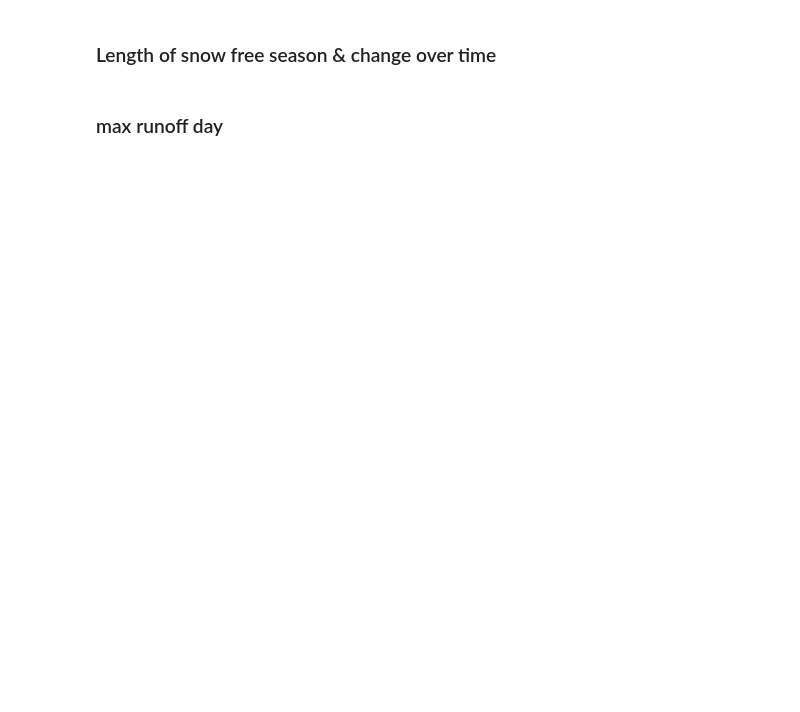
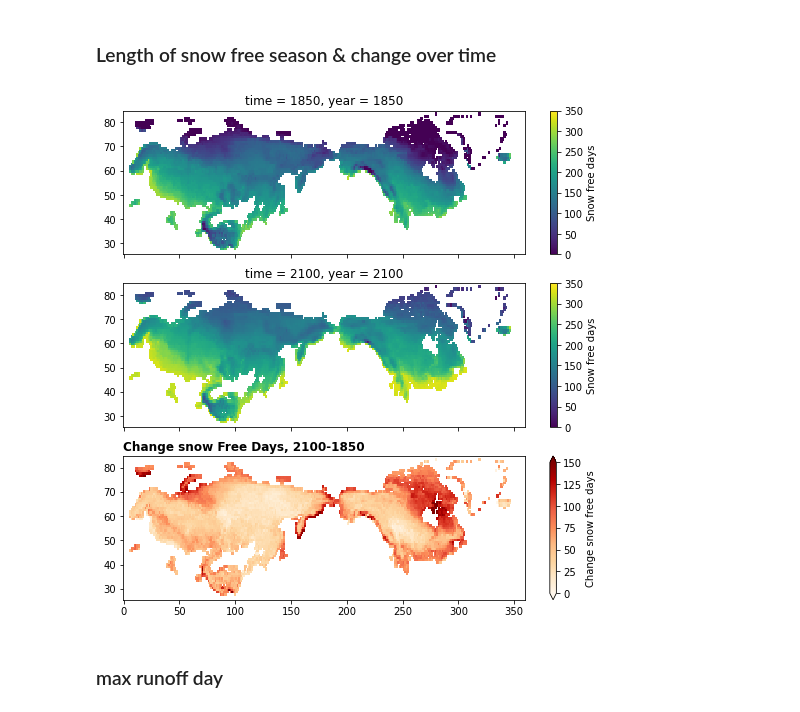
Before and after one commit to wwieder/cesm-lens, a Jupyter notebook: notebooks/lens2_VernalWindow.ipynb, the cells around one changed output. Saved outputs shown, nothing was run; the diff lists cells and outputs as text; code cells hidden in the pictures; blank space fills up the shorter version.

```diff
--- a/notebooks/lens2_VernalWindow.ipynb
+++ b/notebooks/lens2_VernalWindow.ipynb
@@ -287,5 +365,6 @@ Data variables:
 # %%
 %%time
 # ensemble mean of annual data
-ds_ensMean = dsANN.mean('ens').persist(skipna=True)
+ds_ensMean = dsANN.mean('ens',skipna=True).compute()
+ds_ensStd = dsANN.std('ens',skipna=True).compute()
 # %% [output]
@@ -296,25 +375,28 @@ Wall time: 6.06 s
 # %%
 # Number of snow free days
 plotVar = 'SnowFree'
 f, (ax1, ax2, ax3) = plt.subplots(3,1, figsize=(9, 9),sharex='col')
-#ax1.set_title('Snow Free Days, 1900',loc='left', fontsize='large', fontweight='bold')
+#ax1.set_title('Snow Free Days, 1850',loc='left', fontsize='large', fontweight='bold')
 ds_ensMean[plotVar].isel(time=0).plot(
     ax=ax1, vmax=350, vmin=0,cbar_kwargs={'label': 'Snow free days'}) ;
 ax1.set_xlabel('')
 ax1.set_ylabel('')
 
 # free days 2100
 #ax2.set_title('Snow Free Days, 2100',loc='left', fontsize='large', fontweight='bold')
 ds_ensMean[plotVar].isel(time=-1).plot(
     ax=ax2, vmax=350, vmin=0,cbar_kwargs={'label': 'Snow free days'}) ;
 ax2.set_xlabel('')
 ax2.set_ylabel('')
 
 # Change in snow free days 2100 - 1901
-ax3.set_title('Change snow Free Days, 2100-1900',loc='left', fontsize='large', fontweight='bold')
+ax3.set_title('Change snow Free Days, 2100-1850',loc='left', fontsize='large', fontweight='bold')
 (ds_ensMean[plotVar].isel(time=-1) - ds_ensMean[plotVar].isel(time= 0)).plot(
     ax=ax3, vmax=150,vmin=0, cbar_kwargs={'label': 'Change snow free days'},cmap='OrRd')
-ax3.set_ylabel('') ;
+ax3.set_ylabel('')
+ax3.set_xlabel('') ;
+# %% [output]
+[figure, added]
 # %% [markdown]
 ### max runoff day
 # %%
```
Also changed, not shown: parts of 56 cells of this notebook.
